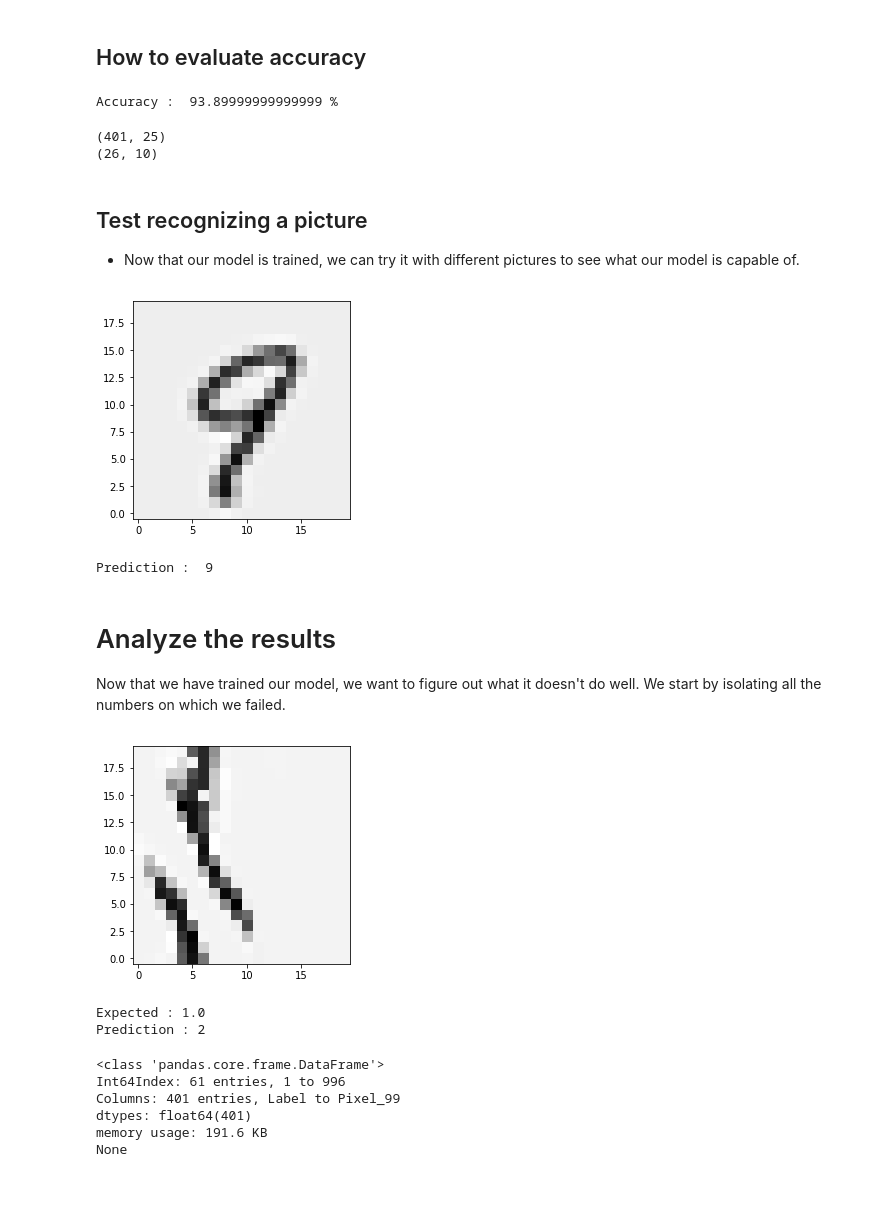
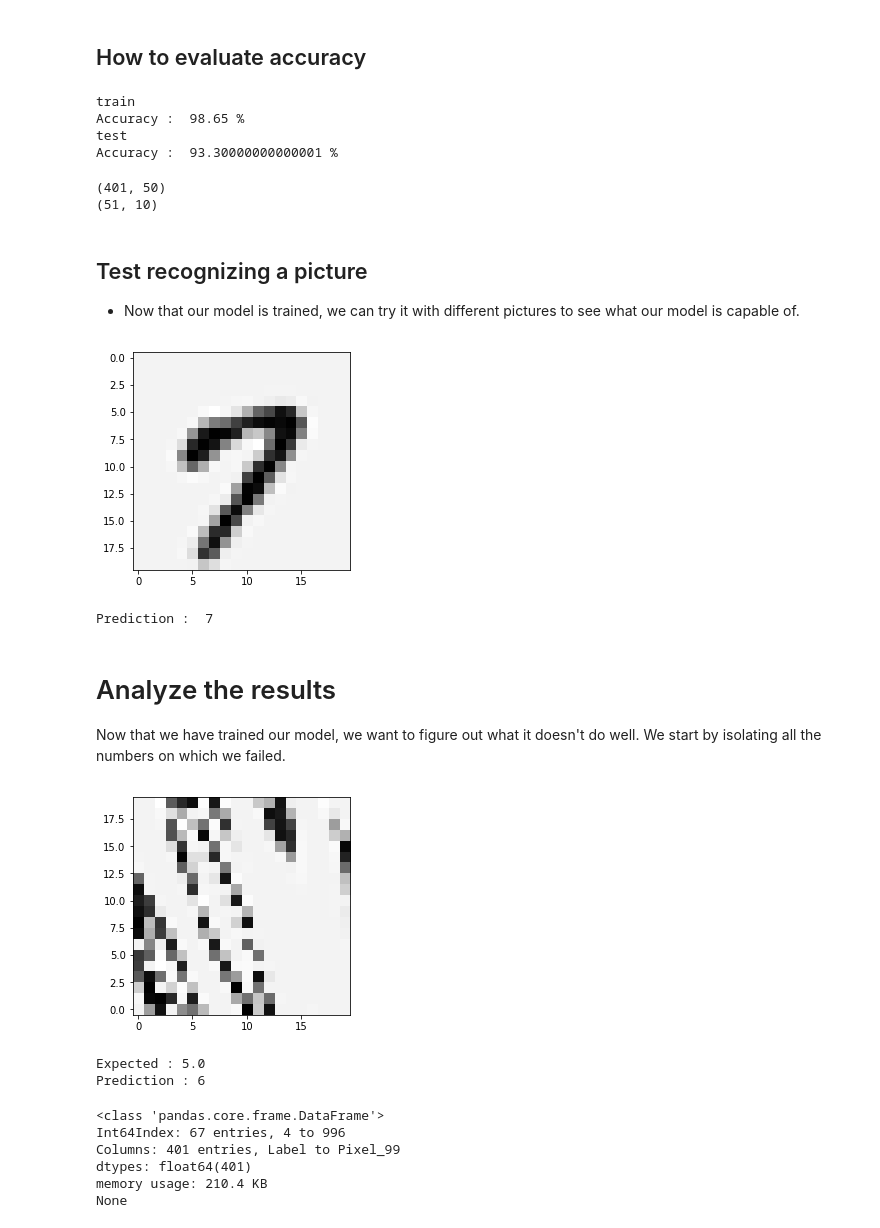
Before and after one commit to AntoineCremel/ING4Files, a Jupyter notebook: machineLearning/week6/Assignment6.ipynb, the cells around one changed output. Drawn from its saved outputs; the diff is of its cells as text; code cells hidden in the pictures; blank space fills up the shorter version.

```diff
--- a/machineLearning/week6/Assignment6.ipynb
+++ b/machineLearning/week6/Assignment6.ipynb
@@ -241,7 +241,7 @@ def accuracy_eval(Y_hat, Y):
     """
     got_it = 0
     for i in range(Y_hat.shape[0]):
-        if np.argmax(Y_hat[i]) == np.argmax(Y[i]):
+        if np.argmax(Y_hat[i]) == Y[i]:
             got_it += 1
 
     accuracy = got_it / Y_hat.shape[0]
@@ -250,7 +250,7 @@ def accuracy_eval(Y_hat, Y):
 
 def test_model(test_data, model):
     X_test = test_data.drop(["Label"], axis=1).values
-    Y_test = revert_argmax_vectorized(test_data["Label"].values)
+    Y_test = test_data["Label"].values
 
     test_results = feed_forward_batch(X_test, model)
 
@@ -300,7 +304,7 @@ def back_propagate(params, results, Y, learning_rate=0.1):
     G = results[-1]["post_activation"]
     Fbar = results[-1]["pre_multi"]
     F = results[0]["post_activation"]
-    X = results[0]["pre_multi"]
+    Xbar = results[0]["pre_multi"]
     W = params[-1][1:]
 
     # This first version doesn't use a loop and therefore is not capable of handling
@@ -311,7 +315,7 @@ def back_propagate(params, results, Y, learning_rate=0.1):
     dE_dV = (G - Y) # * G * (1-G)
     dE_dV = dE_dV @ np.transpose(W)
     dE_dV = dE_dV * F * (1 - F)
-    dE_dV = np.transpose(X) @ dE_dV
+    dE_dV = np.transpose(Xbar) @ dE_dV
     dE_dV /= Y_hat.shape[0]
 
     # We update the parameters
@@ -401,17 +403,21 @@ Accuracy :  93.89999999999999 %
 ## How to evaluate accuracy
 # %%
 # We test our model
-
-
+print("train")
+train_acc = test_model(train_data, model)
+print("test")
 test_results = test_model(test_data, model)
 # %% [output]
-Accuracy :  93.89999999999999 %
+train
+Accuracy :  98.65 %
+test
+Accuracy :  93.30000000000001 %
 # %%
 for param in model:
     print(param.shape)
 # %% [output]
-(401, 25)
-(26, 10)
+(401, 50)
+(51, 10)
 # %% [markdown]
 ## Test recognizing a picture
 * Now that our model is  trained, we can try it with different pictures to see what our model is capable of.
@@ -422,32 +428,30 @@ def get_one_result(model, X):
     """
     X = np.reshape(X, (1, 400))
     result = feed_forward_batch(X, model)
-    Y = result[-1]["post_activation"]
+    Y_hat = result[-1]["post_activation"]
 
-    predicted = np.argmax(Y, axis=1)
+    predicted = np.argmax(Y_hat, axis=1)
     return predicted
 # %%
 # We would also like to have a function to see what these numbers look like
 import matplotlib.pyplot as plt
-import scipy.misc
-from scipy import ndimage
 
 def draw_number(X):
     """
     X should be of size 400, Y should be a number.
     """
     pixels = X.reshape((20, 20))
-    pixels = ndimage.rotate(pixels, 90)
+    pixels = np.transpose(pixels)
 
-    plt.imshow(pixels, cmap='gray_r',origin='lower')
+    plt.imshow(pixels, cmap='gray_r',origin='upper')
     plt.show()
 # %%
-X = data_set.loc[4800].drop(["Label"]).values
+X = data_set.loc[3500].drop(["Label"]).values
 draw_number(X)
 print("Prediction : ", get_one_result(model, X)[0])
 # %% [output]
-[figure, old version]
+[figure, new version]
-Prediction :  9
+Prediction :  7
 # %% [markdown]
 # Analyze the results
 
@@ -464,21 +468,21 @@ for i, predicted in enumerate(number_predicted):
     if test_data.loc[i]['Label'] != predicted:
         errors = errors.append(test_data.loc[i])
 # %%
-check = 20
+check = 8
 X = errors.iloc[check].drop(["Label"]).values
 draw_number(X)
 print("Expected :", errors.iloc[check]["Label"])
 print("Prediction :", get_one_result(model, X)[0])
 # %% [output]
-[figure, old version]
+[figure, new version]
-Expected : 1.0
-Prediction : 2
+Expected : 5.0
+Prediction : 6
 # %%
 print(errors.info())
 # %% [output]
 <class 'pandas.core.frame.DataFrame'>
-Int64Index: 61 entries, 1 to 996
+Int64Index: 67 entries, 4 to 996
 Columns: 401 entries, Label to Pixel_99
 dtypes: float64(401)
-memory usage: 191.6 KB
+memory usage: 210.4 KB
 None
```
Also changed, not shown: parts of 4 cells of this notebook.
